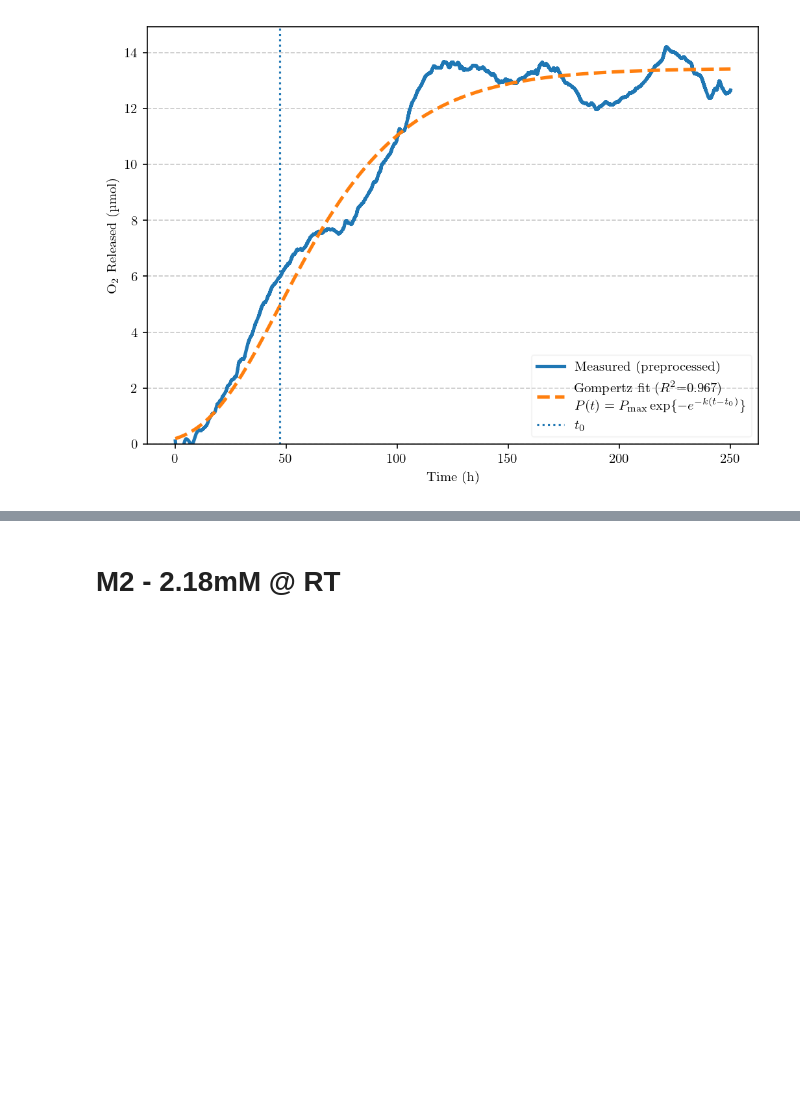
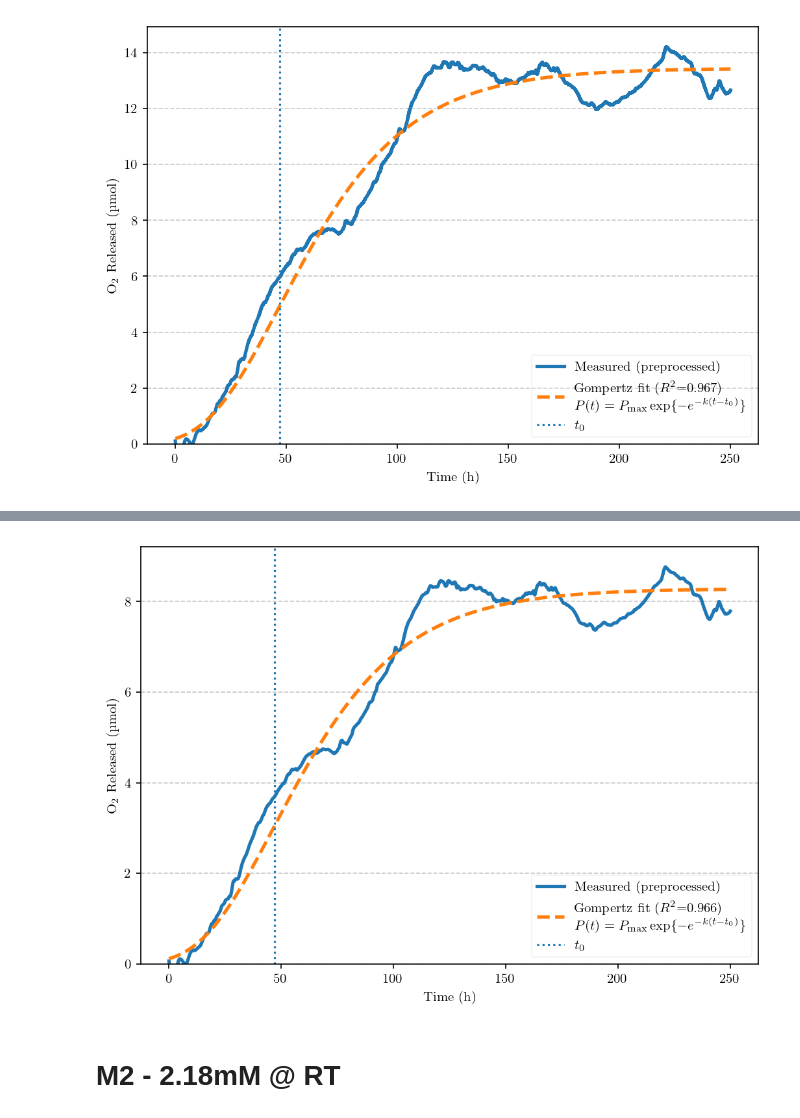
Before and after one commit to ChandrikaSethumadhavan/Master_Thesis, a Jupyter notebook: Kinetic models.ipynb, the cells around one changed output, grey strips where cells are left out. Saved outputs shown, nothing was run; the diff lists cells and outputs as text; code cells hidden in the pictures; blank space fills up the shorter version.

```diff
--- a/Kinetic models.ipynb
+++ b/Kinetic models.ipynb
@@ -867,3 +1064,87 @@ plt.show()
 |  | Model | P_max (µmol) | k (1/h) | t0 (h) | RMSE | R² | AIC | BIC |
 | 0 | Gompertz (time-located, bounded) | 13.44273 | 0.030763 | 47.201608 | 0.777947 | 0.967151 | -451665.904626 | -451630.776184 |
 [figure]
+# %%
+
+
+# ---- Load CSV ----
+m11gom_csv = r"C:\Users\chand\Documents\GitHub\Thesis\M1-2.5mM\data files\O2_RT_released_multi_volumes.csv"
+df_m11gom = pd.read_csv(m11gom_csv)
+df_m11gom.columns = [c.strip() for c in df_m11gom.columns]
+
+ngas_m11gom = df_m11gom["DWT denoised pressure (kPa)"].values
+time_m11gom = df_m11gom["Time (s)"].values  # assume seconds here
+
+# ---- Clean ----
+mask = np.isfinite(time_m11gom) & np.isfinite(ngas_m11gom)
+t_m11gom = np.asarray(time_m11gom[mask], dtype=float)
+y_m11gom = np.asarray(ngas_m11gom[mask], dtype=float)
+
+# Ensure increasing time
+if np.any(np.diff(t_m11gom) <= 0):
+    order = np.argsort(t_m11gom)
+    t_m11gom = t_m11gom[order]
+    y_m11gom = y_m11gom[order]
+
+# ---- Gompertz (time-located form) ----
+# P(t) = Pmax * exp( -exp( -k*(t - t0) ) )
+def gompertz_time_loc(t, t0, k, Pmax):
+    return Pmax * np.exp(-np.exp(-k * (t - t0)))
+
+# ---- Initial guesses ----
+Pmax0 = float(np.max(y_m11gom))
+# t0_init: time where y ~ 0.5*Pmax0 (closest point)
+t0_init = float(t_m11gom[np.argmin(np.abs(y_m11gom - 0.5 * Pmax0))])
+# k_init: rough scale from span
+dt = max(t_m11gom.max() - t_m11gom.min(), 1.0)  # seconds
+k_init = 1.0 / dt
+
+# ---- Your requested bounds (logistic-style) ----
+# [(0.8*t0_init, 1.2*t0_init), (0,1), (0.8*Pmax0, 1.2*Pmax0)]
+lower_bounds = [0.8 * t0_init, 0.0,         0.8 * Pmax0]
+upper_bounds = [1.2 * t0_init, 1.0,         1.2 * Pmax0]
+
+p0 = [t0_init, k_init, Pmax0]
+
+# ---- Fit ----
+popt_m11gom, pcov_m11gom = curve_fit(
+    gompertz_time_loc, t_m11gom, y_m11gom,
+    p0=p0, bounds=(lower_bounds, upper_bounds), maxfev=20000
+)
+t0_fit_m11gom, k_fit_m11gom, Pmax_fit_m11gom = popt_m11gom
+y_fit_m11gom = gompertz_time_loc(t_m11gom, *popt_m11gom)
+
+# ---- Metrics ----
+rss_m11gom = np.sum((y_m11gom - y_fit_m11gom) ** 2)
+rmse_m11gom = np.sqrt(mean_squared_error(y_m11gom, y_fit_m11gom))
+r2_m11gom = r2_score(y_m11gom, y_fit_m11gom)
+n_m11gom = len(y_m11gom)
+aic_m11gom = n_m11gom * np.log(rss_m11gom / n_m11gom) + 2 * 3
+bic_m11gom = n_m11gom * np.log(rss_m11gom / n_m11gom) + 3 * np.log(n_m11gom)
+
+metrics_m11gom = pd.DataFrame({
+    "Model": ["Gompertz (time-located, bounded)"],
+    "P_max (µmol)": [Pmax_fit_m11gom],
+    "k (1/h)": [k_fit_m11gom],     # hours because time_m11gom is in hours
+    "t0 (h)": [t0_fit_m11gom],     # time-location parameter
+    "RMSE": [rmse_m11gom],
+    "R²": [r2_m11gom],
+    "AIC": [aic_m11gom],
+    "BIC": [bic_m11gom]
+})
+display(metrics_m11gom.round(6))
+
+# ---- Plot ----
+plt.figure(figsize=(7, 5), dpi=150)
+plt.plot(t_m11gom, y_m11gom, label="Measured (preprocessed)", lw=2.5)
+plt.plot(t_m11gom, y_fit_m11gom, "--", lw=2.5,
+         label=fr"Gompertz fit ($R^2$={r2_m11gom:.3f})" + "\n" + r"$P(t)=P_{\max}\exp\{-e^{-k(t-t_0)}\}$")
+plt.axvline(t0_fit_m11gom, linestyle=":", label=r"$t_0$")
+plt.xlabel("Time (h)")
+plt.ylabel("O$_2$ Released (µmol)")
+plt.ylim(bottom=0)
+plt.grid(axis="y", linestyle="--", alpha=0.7)
+plt.legend(loc="lower right", frameon=True, framealpha=0.2)
+plt.tight_layout()
+plt.show()
+# %% [output]
@@ -870,3 +1153,4 @@ plt.show()
+[figure, added]
 # %% [markdown]
 # M2 - 2.18mM @ RT
 # %% [markdown]
```
Also changed, not shown: parts of 11 cells of this notebook, 1 other file.
